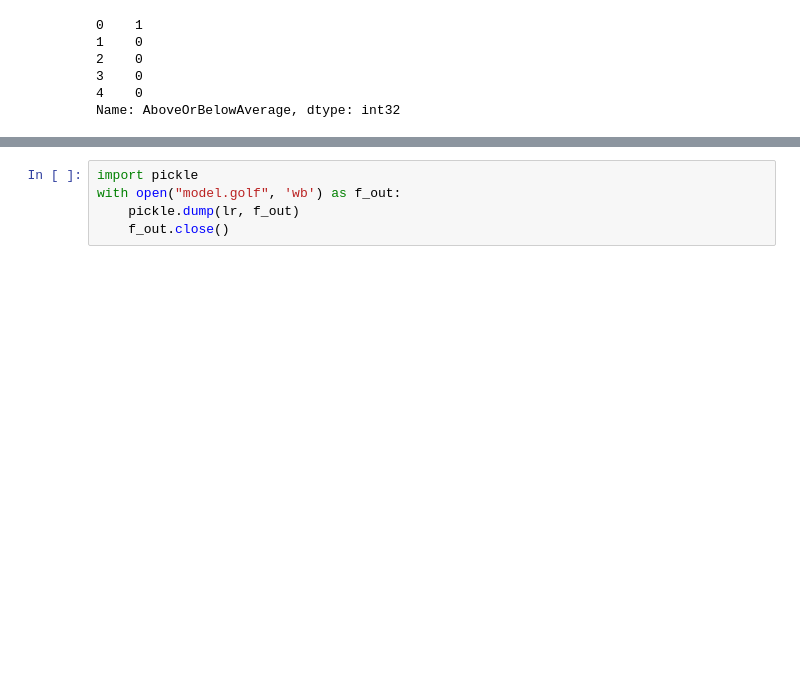
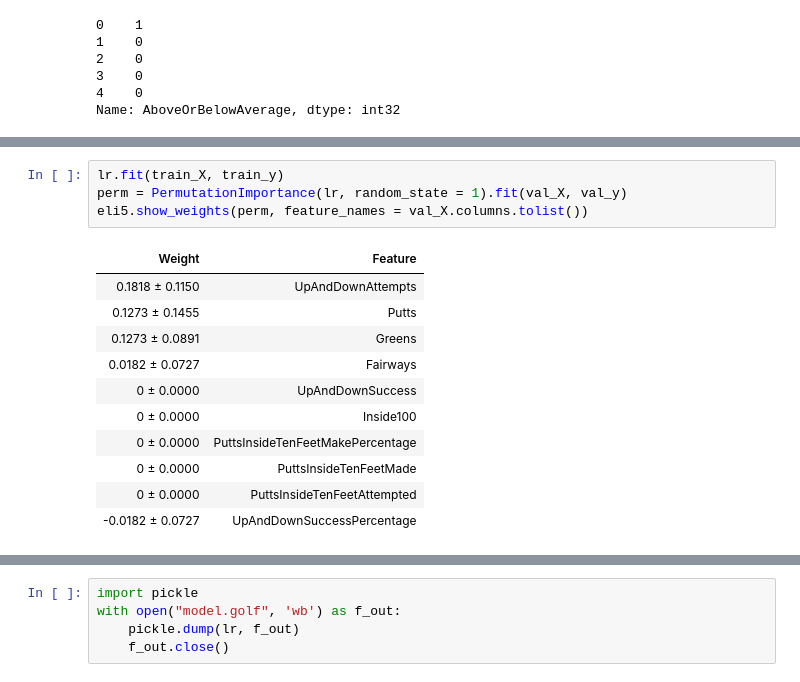
Before and after one commit to jreckin/FunAnalyticalStuff, a Jupyter notebook: golf_scores.ipynb, the cells around one changed output, grey strips where cells are left out. Saved outputs shown, nothing was run; the diff lists cells and outputs as text; blank space fills up the shorter version.

```diff
--- a/golf_scores.ipynb
+++ b/golf_scores.ipynb
@@ -573,0 +603,16 @@ Test Accuracy: 87.50%
+# %%
+lr.fit(train_X, train_y)
+perm = PermutationImportance(lr, random_state = 1).fit(val_X, val_y)
+eli5.show_weights(perm, feature_names = val_X.columns.tolist())
+# %% [output]
+| Weight | Feature |
+| 0.1818 ± 0.1150 | UpAndDownAttempts |
+| 0.1273 ± 0.1455 | Putts |
+| 0.1273 ± 0.0891 | Greens |
+| 0.0182 ± 0.0727 | Fairways |
+| 0 ± 0.0000 | UpAndDownSuccess |
+| 0 ± 0.0000 | Inside100 |
+| 0 ± 0.0000 | PuttsInsideTenFeetMakePercentage |
+| 0 ± 0.0000 | PuttsInsideTenFeetMade |
+| 0 ± 0.0000 | PuttsInsideTenFeetAttempted |
+| -0.0182 ± 0.0727 | UpAndDownSuccessPercentage |
```
Also changed, not shown: parts of 62 cells of this notebook, 6 other files.
